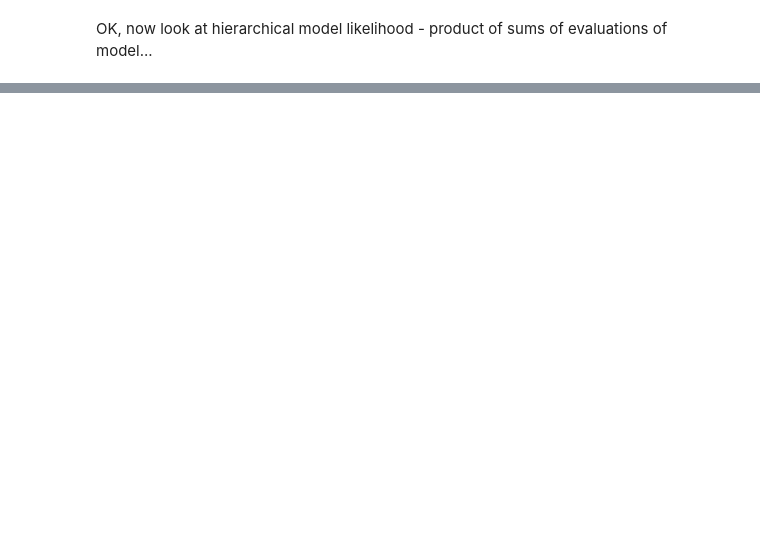
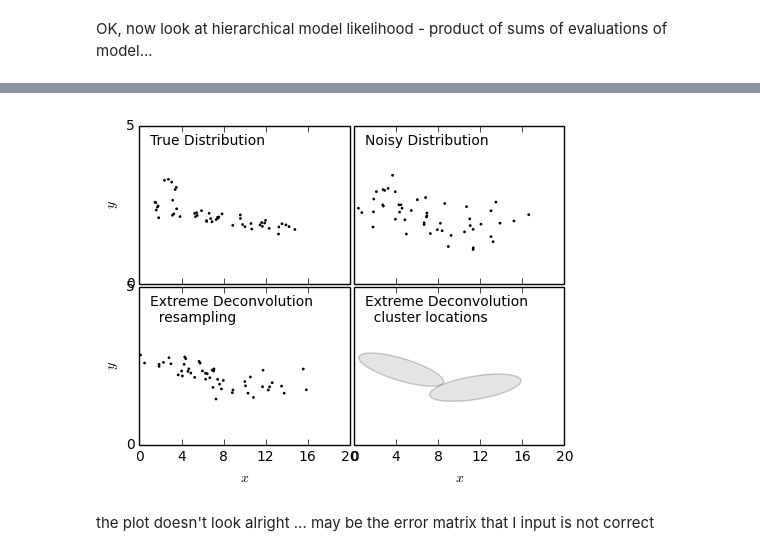
Before and after one commit to drphilmarshall/Bananas, a Jupyter notebook: Bananas.ipynb, the cells around one changed output, grey strips where cells are left out. Saved outputs shown, nothing was run; the diff lists cells and outputs as text; code cells hidden in the pictures; blank space fills up the shorter version.

```diff
--- a/Bananas.ipynb
+++ b/Bananas.ipynb
@@ -110,0 +158,5 @@ loglike
+# %%
+nfeatures = 2
+# To emulate GMM for the true data,
+# we use an error matrix with very very small elements:
+w_err = np.ones((N, nfeatures, nfeatures)) * 1e-6
@@ -110,0 +372,63 @@ loglike
+# %%
+clf = XDmodel
+# %%
+x_true = w_true[:, 0]
+y_true = w_true[:, 1]
+
+x = w_meas[:, 0]
+y = w_meas[:, 1]
+
+sample = clf.sample(N)
+
+#------------------------------------------------------------
+# Plot the results
+fig = plt.figure(figsize=(5, 3.75))
+fig.subplots_adjust(left=0.1, right=0.95,
+                    bottom=0.1, top=0.95,
+                    wspace=0.02, hspace=0.02)
+
+ax1 = fig.add_subplot(221)
+ax1.scatter(x_true, y_true, s=4, lw=0, c='k')
+
+ax2 = fig.add_subplot(222)
+ax2.scatter(x, y, s=4, lw=0, c='k')
+
+ax3 = fig.add_subplot(223)
+ax3.scatter(sample[:, 0], sample[:, 1], s=4, lw=0, c='k')
+
+ax4 = fig.add_subplot(224)
+for i in range(clf.n_components):
+    draw_ellipse(clf.mu[i], clf.V[i], scales=[2], ax=ax4,
+                 ec='k', fc='gray', alpha=0.2)
+
+titles = ["True Distribution", "Noisy Distribution",
+          "Extreme Deconvolution\n  resampling",
+          "Extreme Deconvolution\n  cluster locations"]
+
+ax = [ax1, ax2, ax3, ax4]
+
+for i in range(4):
+    ax[i].set_xlim(0.0, 20.)
+    ax[i].set_ylim(0.0, 5.)
+
+    ax[i].xaxis.set_major_locator(plt.MultipleLocator(4))
+    ax[i].yaxis.set_major_locator(plt.MultipleLocator(5))
+
+    ax[i].text(0.05, 0.95, titles[i],
+               ha='left', va='top', transform=ax[i].transAxes)
+
+    if i in (0, 1):
+        ax[i].xaxis.set_major_formatter(plt.NullFormatter())
+    else:
+        ax[i].set_xlabel('$x$')
+
+    if i in (1, 3):
+        ax[i].yaxis.set_major_formatter(plt.NullFormatter())
+    else:
+        ax[i].set_ylabel('$y$')
+
+plt.show()
+# %% [output]
+[figure, added]
+# %% [markdown]
+the plot doesn't look alright ... may be the error matrix that I input is not correct
```
Also changed, not shown: parts of 43 cells of this notebook.
